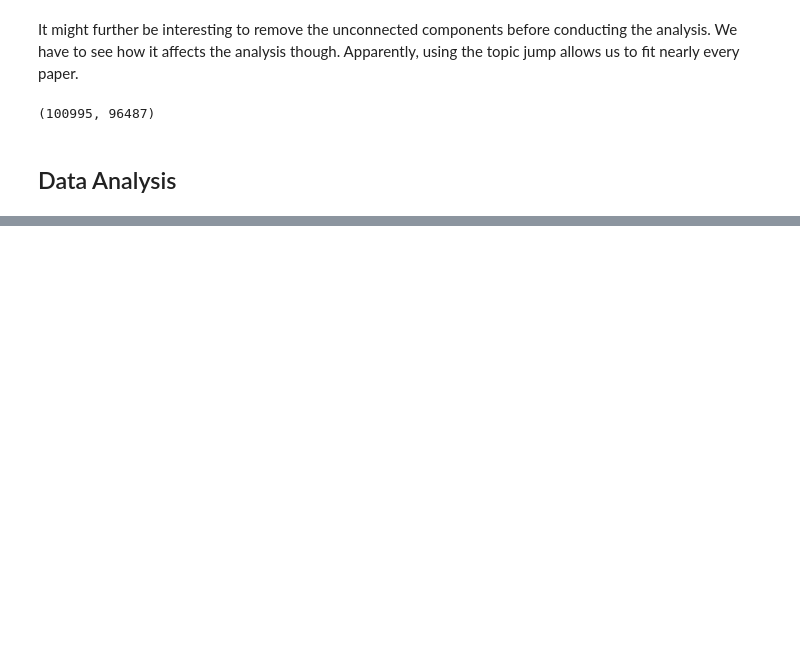
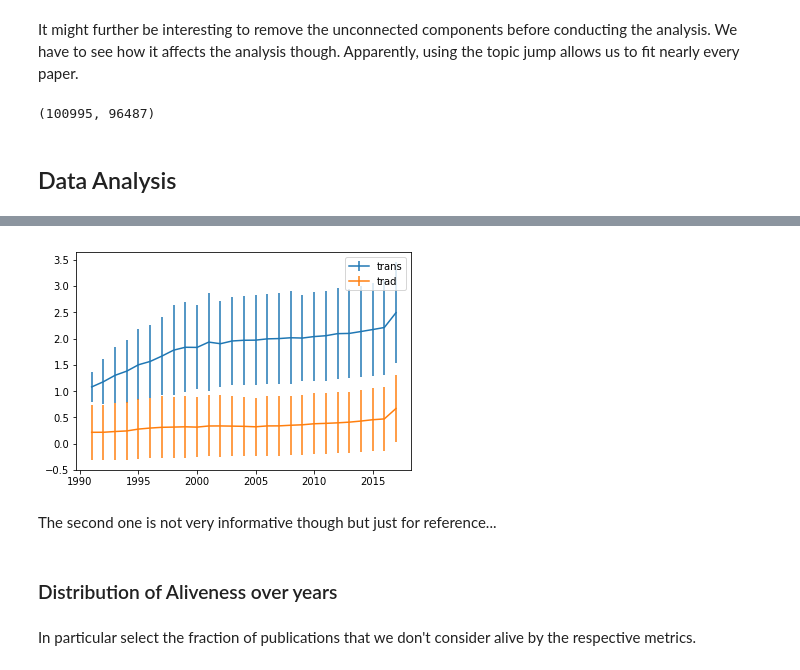
Before and after one commit to AlexImmer/network-epistemology, a Jupyter notebook: Data Analysis.ipynb, the cells around one changed output, grey strips where cells are left out. Saved outputs shown, nothing was run; the diff lists cells and outputs as text; code cells hidden in the pictures; blank space fills up the shorter version.

```diff
--- a/Data Analysis.ipynb
+++ b/Data Analysis.ipynb
@@ -55,0 +114,14 @@ len(merged_dists), len(filtered_merged_dists)
+# %%
+std = subf.groupby('year').std()
+plt.errorbar(grp.transformation_distance.index, grp.transformation_distance, yerr=std.transformation_distance, label='trans')
+plt.errorbar(grp.tradition_distance.index, grp.tradition_distance, yerr=std.tradition_distance, label='trad')
+plt.legend()
+plt.show()
+# %% [output]
+[figure, added]
+# %% [markdown]
+The second one is not very informative though but just for reference...
+# %% [markdown]
+### Distribution of Aliveness over years
+# %% [markdown]
+In particular select the fraction of publications that we don't consider alive by the respective metrics.
```
Also changed, not shown: parts of 22 cells of this notebook, 1 other file.
